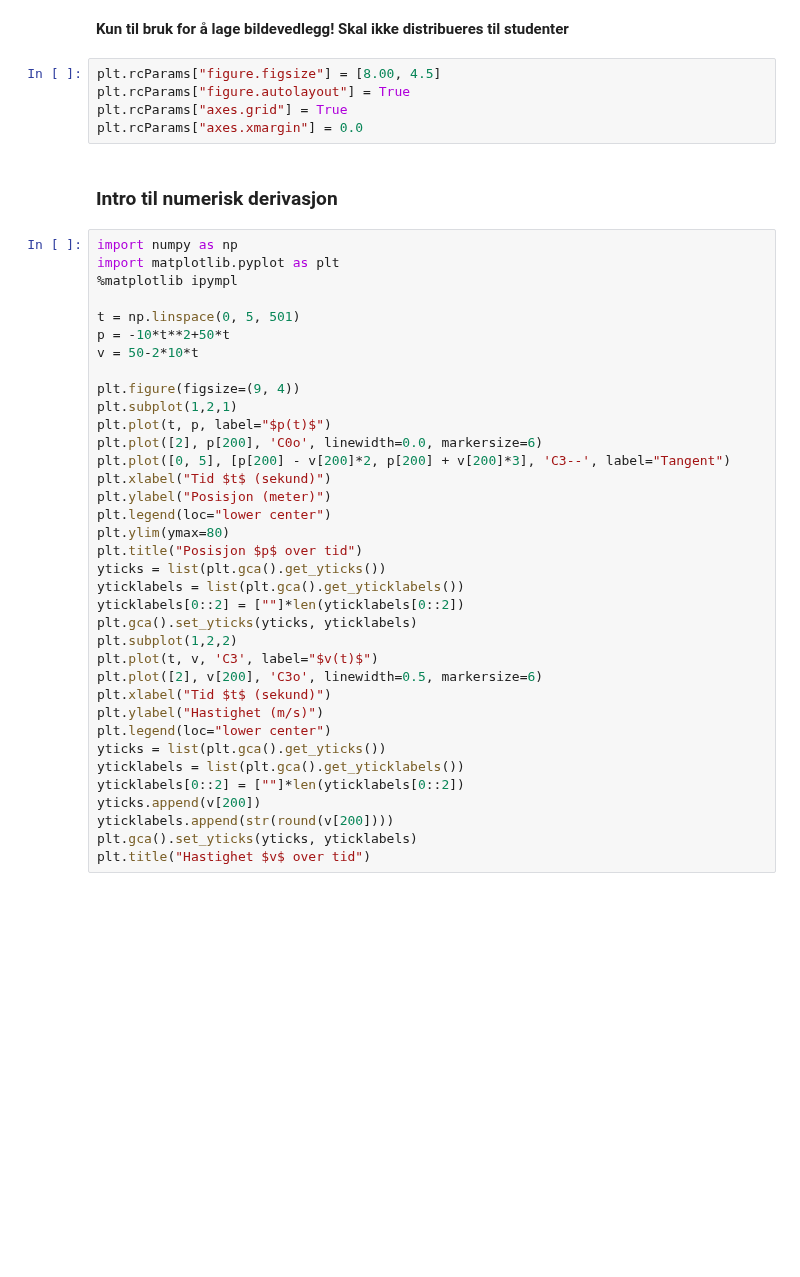
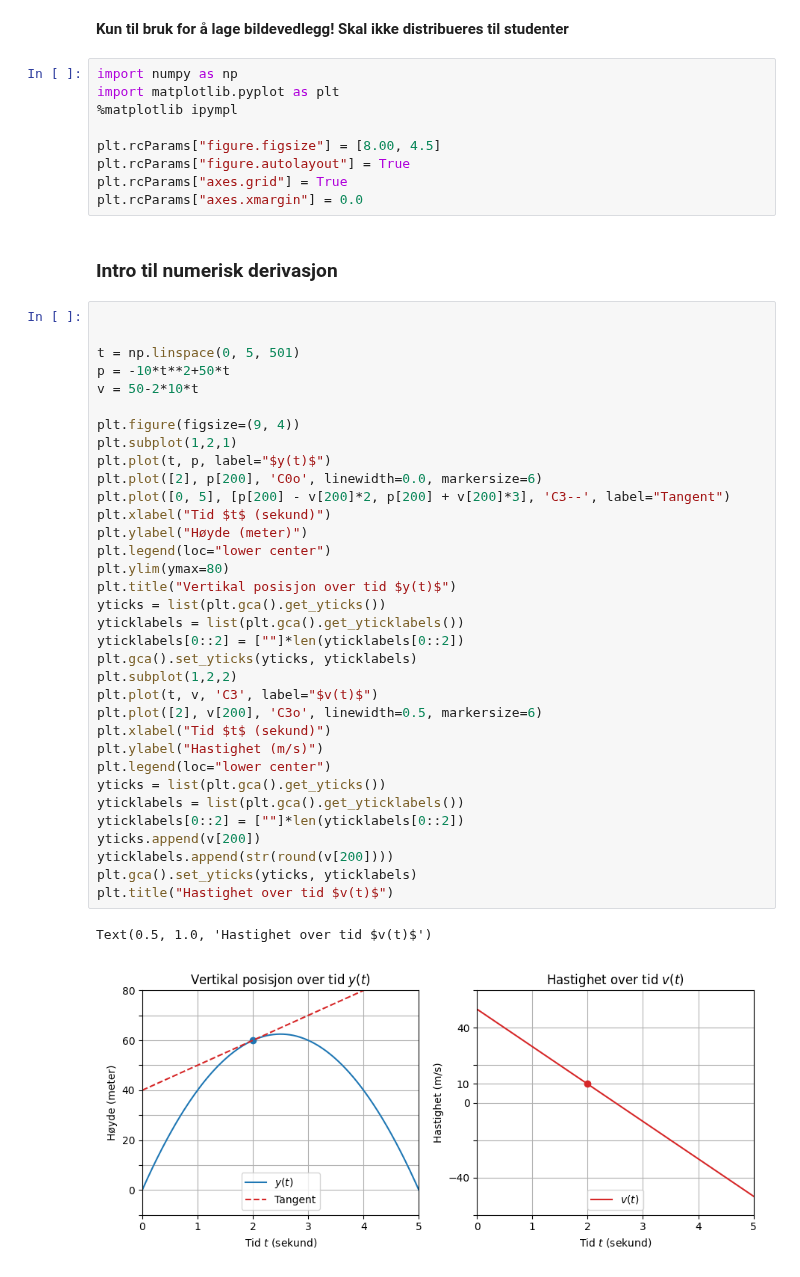
Before and after one commit to imfdrift/INGX1002H24, a Jupyter notebook: numerisk_derivasjon_integrasjon/figurkode.ipynb, the cells around one changed output. Drawn from its saved outputs; the diff is of its cells as text; blank space fills up the shorter version.

```diff
--- a/numerisk_derivasjon_integrasjon/figurkode.ipynb
+++ b/numerisk_derivasjon_integrasjon/figurkode.ipynb
@@ -1,6 +1,10 @@
 # %% [markdown]
 **Kun til bruk for å lage bildevedlegg! Skal ikke distribueres til studenter**
 # %%
+import numpy as np
+import matplotlib.pyplot as plt
+%matplotlib ipympl
+
 plt.rcParams["figure.figsize"] = [8.00, 4.5]
 plt.rcParams["figure.autolayout"] = True
 plt.rcParams["axes.grid"] = True
@@ -8,41 +12,42 @@ plt.rcParams["axes.xmargin"] = 0.0
 # %% [markdown]
 ### Intro til numerisk derivasjon
 # %%
-import numpy as np
-import matplotlib.pyplot as plt
-%matplotlib ipympl
+
 
 t = np.linspace(0, 5, 501)
 p = -10*t**2+50*t
 v = 50-2*10*t
 
 plt.figure(figsize=(9, 4))
 plt.subplot(1,2,1)
-plt.plot(t, p, label="$p(t)$")
+plt.plot(t, p, label="$y(t)$")
 plt.plot([2], p[200], 'C0o', linewidth=0.0, markersize=6)
 plt.plot([0, 5], [p[200] - v[200]*2, p[200] + v[200]*3], 'C3--', label="Tangent")
 plt.xlabel("Tid $t$ (sekund)")
-plt.ylabel("Posisjon (meter)")
+plt.ylabel("Høyde (meter)")
 plt.legend(loc="lower center")
 plt.ylim(ymax=80)
-plt.title("Posisjon $p$ over tid")
+plt.title("Vertikal posisjon over tid $y(t)$")
 yticks = list(plt.gca().get_yticks())
 yticklabels = list(plt.gca().get_yticklabels())
 yticklabels[0::2] = [""]*len(yticklabels[0::2])
 plt.gca().set_yticks(yticks, yticklabels)
 plt.subplot(1,2,2)
 plt.plot(t, v, 'C3', label="$v(t)$")
 plt.plot([2], v[200], 'C3o', linewidth=0.5, markersize=6)
 plt.xlabel("Tid $t$ (sekund)")
 plt.ylabel("Hastighet (m/s)")
 plt.legend(loc="lower center")
 yticks = list(plt.gca().get_yticks())
 yticklabels = list(plt.gca().get_yticklabels())
 yticklabels[0::2] = [""]*len(yticklabels[0::2])
 yticks.append(v[200])
 yticklabels.append(str(round(v[200])))
 plt.gca().set_yticks(yticks, yticklabels)
-plt.title("Hastighet $v$ over tid")
+plt.title("Hastighet over tid $v(t)$")
+# %% [output]
+Text(0.5, 1.0, 'Hastighet over tid $v(t)$')
+[figure, added]
 # %%
 import numpy as np
 import matplotlib.pyplot as plt
```
Also changed, not shown: parts of 3 cells of this notebook, 8 other files.
